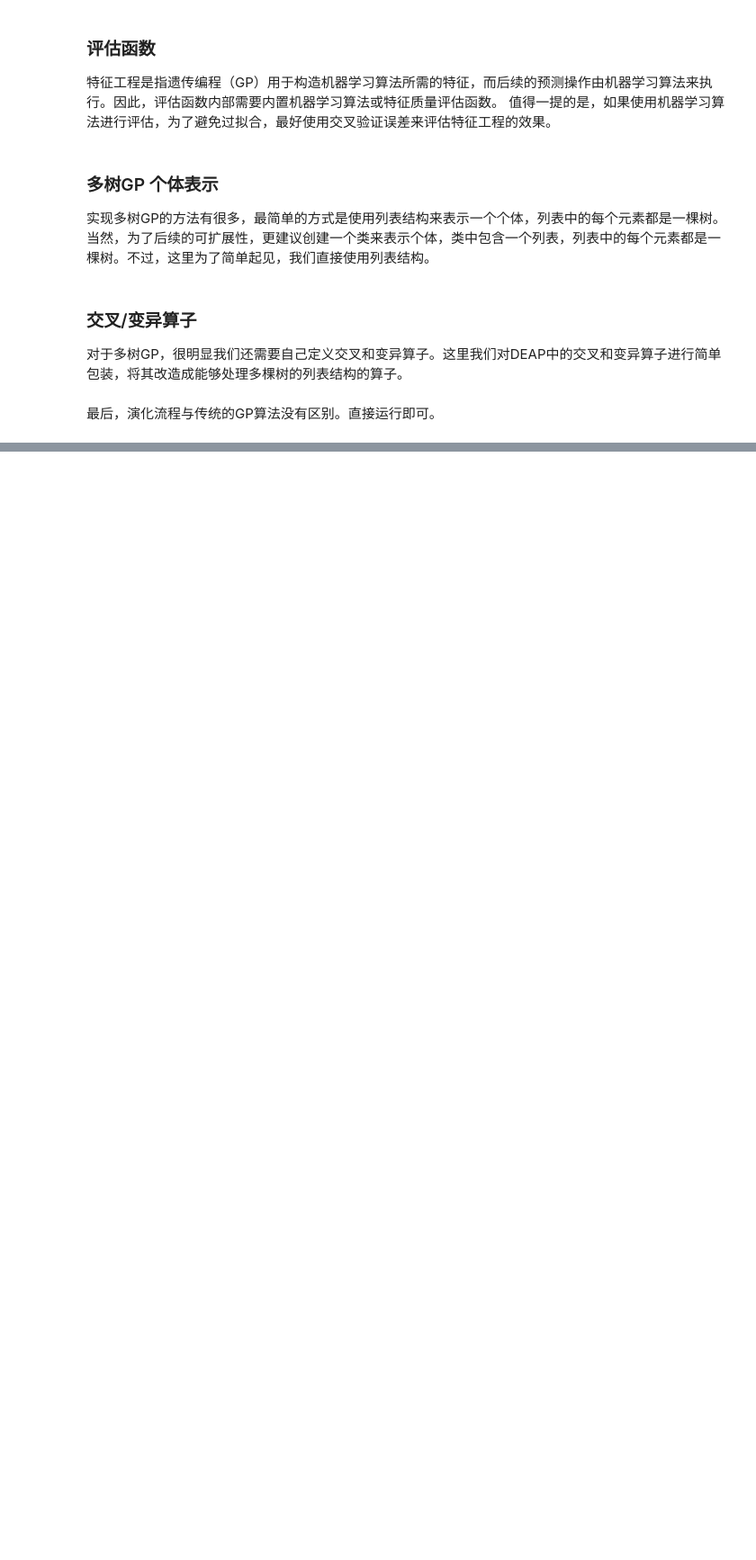
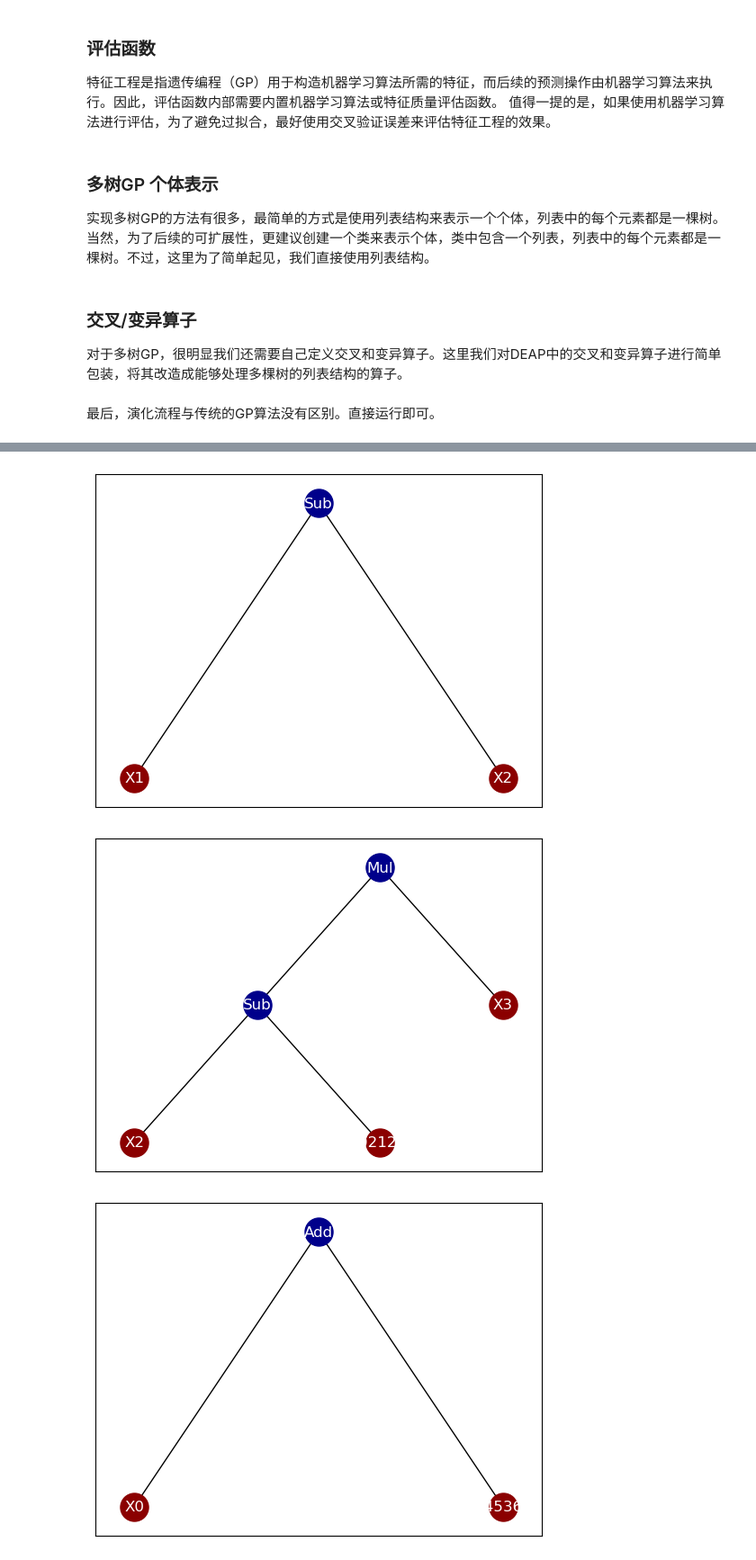
Before and after one commit to hengzhe-zhang/DEAP-GP-Tutorial, a Jupyter notebook: application/feature-construction.ipynb, the cells around one changed output, grey strips where cells are left out. Shown at 90% size. Drawn from its saved outputs; the diff is of its cells as text; code cells hidden in the pictures; blank space fills up the shorter version.

Commit message:
DEAP

```diff
--- a/application/feature-construction.ipynb
+++ b/application/feature-construction.ipynb
@@ -123,0 +127,77 @@ With fitness: (0.9800000000000001,)
+# %%
+from matplotlib import pyplot as plt
+import networkx as nx
+from deap.gp import graph
+from networkx.drawing.nx_agraph import graphviz_layout
+
+function_name = {
+    'add':'Add',
+    'sub':'Sub',
+    'mul':'Mul',
+    'neg':'Neg'
+}
+
+def is_number(string):
+    try:
+        float(string)
+        return True
+    except ValueError:
+        return False
+
+
+def plot_a_tree(tree=hof[0]):
+    red_nodes = []
+    purple_nodes = []
+    blue_nodes = []
+    for gid, g in enumerate(tree):
+        if (
+                hasattr(g, "value")
+                and isinstance(g.value, str)
+                and g.value.startswith("ARG")
+        ):
+            g.value = g.value.replace("ARG", "X")
+
+        if g.name in function_name:
+            g.name = function_name[g.name]
+
+        if hasattr(g, "value") and (
+                is_number(g.value)
+                or (g.value.startswith("X") and int(g.value[1:]) < X.shape[1])
+        ):
+            # 基础节点
+            red_nodes.append(gid)
+        elif hasattr(g, "value") and g.value.startswith("X"):
+            g.value = "$\phi$" + str(int(g.value.replace("X", "")) - X.shape[1] + 1)
+            purple_nodes.append(gid)
+        elif hasattr(g, "value") and g.value.startswith("$\phi$"):
+            purple_nodes.append(gid)
+        else:
+            # 深蓝色节点
+            blue_nodes.append(gid)
+    nodes, edges, labels = graph(tree)
+    g = nx.Graph()
+    g.add_nodes_from(nodes)
+    g.add_edges_from(edges)
+    pos = graphviz_layout(g, prog="dot")
+    red_nodes_idx = [nodes.index(n) for n in nodes if n in red_nodes]
+    purple_nodes_idx = [nodes.index(n) for n in nodes if n in purple_nodes]
+    blue_nodes_idx = [nodes.index(n) for n in nodes if n in blue_nodes]
+    nx.draw_networkx_nodes(
+        g, pos, nodelist=red_nodes_idx, node_color="darkred", node_size=500
+    )
+    nx.draw_networkx_nodes(
+        g, pos, nodelist=purple_nodes_idx, node_color="indigo", node_size=500
+    )
+    nx.draw_networkx_nodes(
+        g, pos, nodelist=blue_nodes_idx, node_color="darkblue", node_size=500
+    )
+    nx.draw_networkx_edges(g, pos)
+    nx.draw_networkx_labels(g, pos, labels, font_color="white")
+
+for tree in hof[0]:
+    plot_a_tree(tree)
+    plt.show()
+# %% [output]
+[figure, added]
+[figure, added]
+[figure, added]
```
Also changed, not shown: parts of 4 cells of this notebook.
